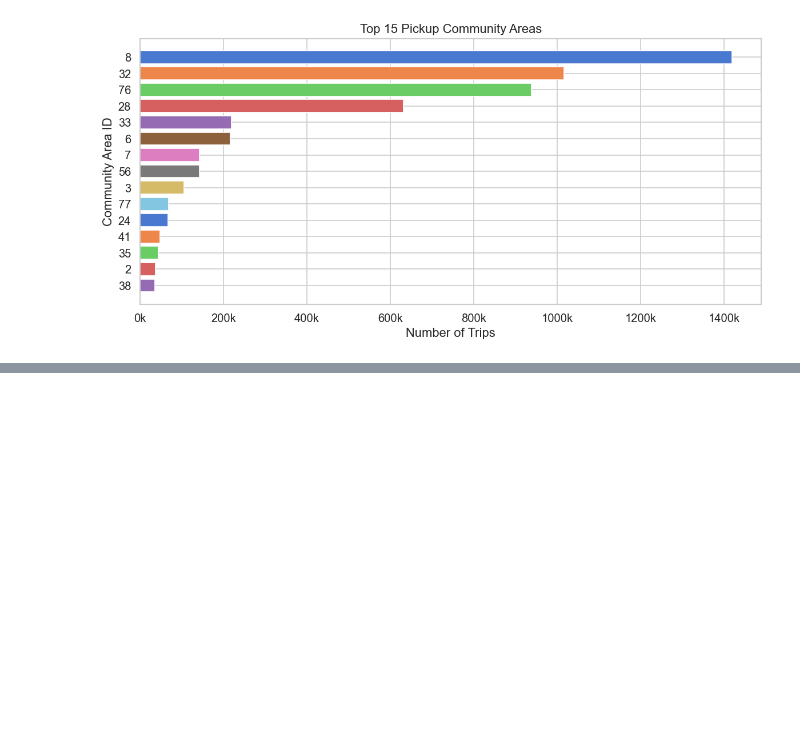
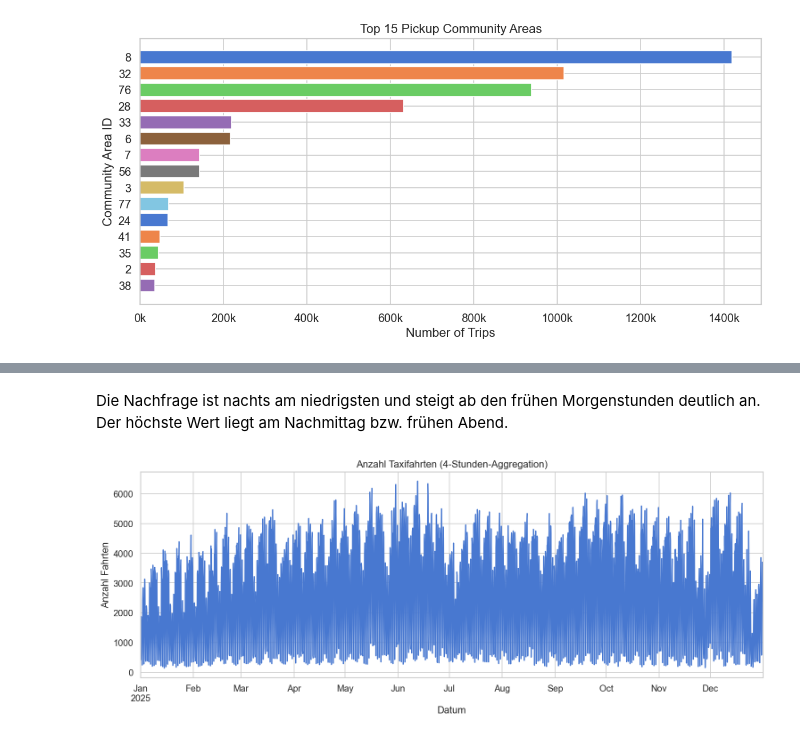
Before and after one commit to nbringew/AAA_Team_1, a Jupyter notebook: notebooks/01.1_data_exploration_taxis.ipynb, the cells around one changed output, grey strips where cells are left out. Saved outputs shown, nothing was run; the diff lists cells and outputs as text; code cells hidden in the pictures; blank space fills up the shorter version.

```diff
--- a/notebooks/01.1_data_exploration_taxis.ipynb
+++ b/notebooks/01.1_data_exploration_taxis.ipynb
@@ -336,0 +377,19 @@ plt.show()
+# %% [markdown]
+Die Nachfrage ist nachts am niedrigsten und steigt ab den frühen Morgenstunden deutlich an. Der höchste Wert liegt am Nachmittag bzw. frühen Abend.
+# %%
+#4 Stunden-Aggregation
+four_hourly = (
+    df_2025_clean
+    .set_index("trip_start_timestamp")
+    .resample("4h")
+    .size()
+)
+
+four_hourly.plot(figsize=(15,5))
+
+plt.title("Anzahl Taxifahrten (4-Stunden-Aggregation)")
+plt.xlabel("Datum")
+plt.ylabel("Anzahl Fahrten")
+plt.show() #sieht eigentlich genauso aus, nur die Anzahl der Fahrten werden eben aggregiert
+# %% [output]
+[figure, added]
```
Also changed, not shown: parts of 9 cells of this notebook.
